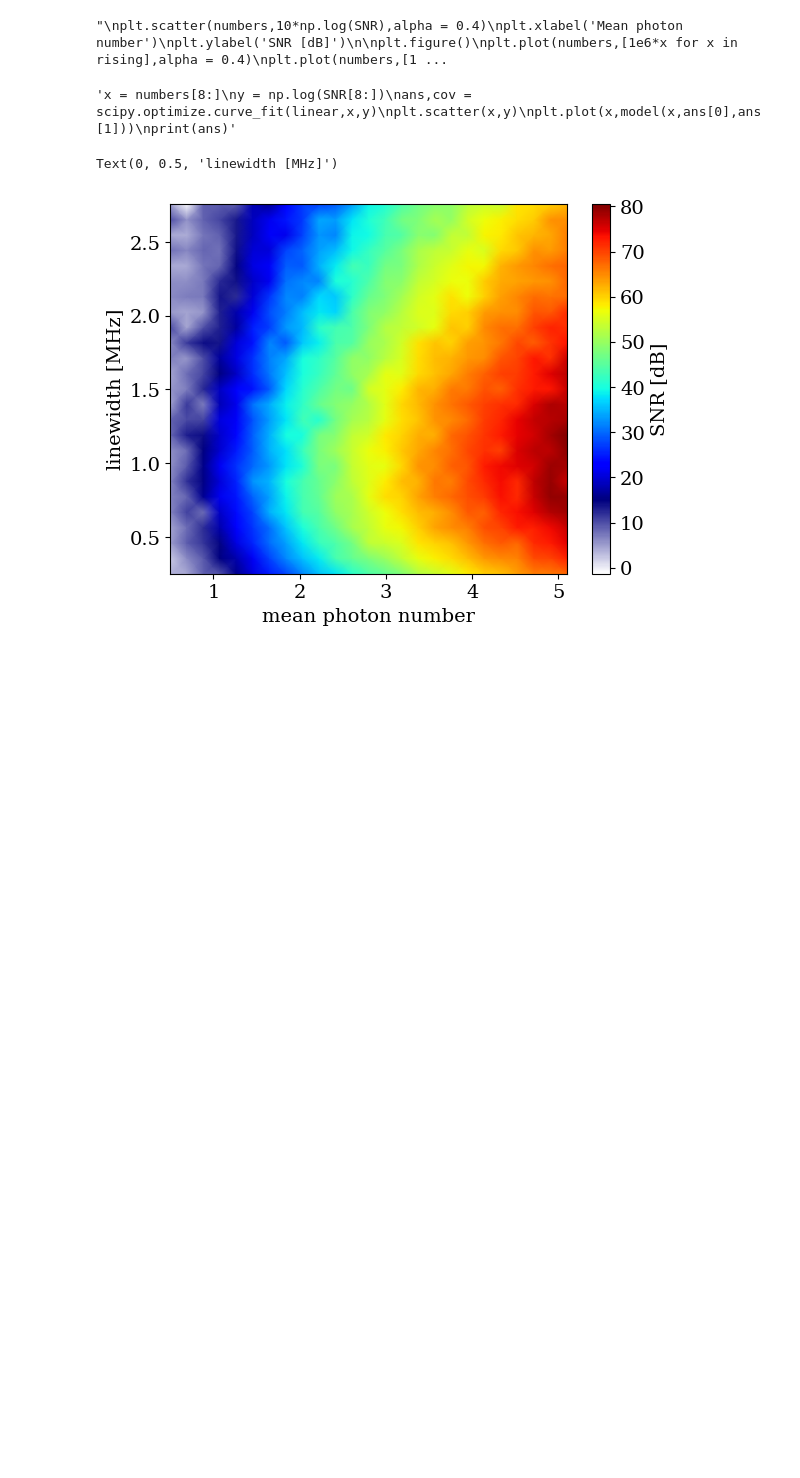
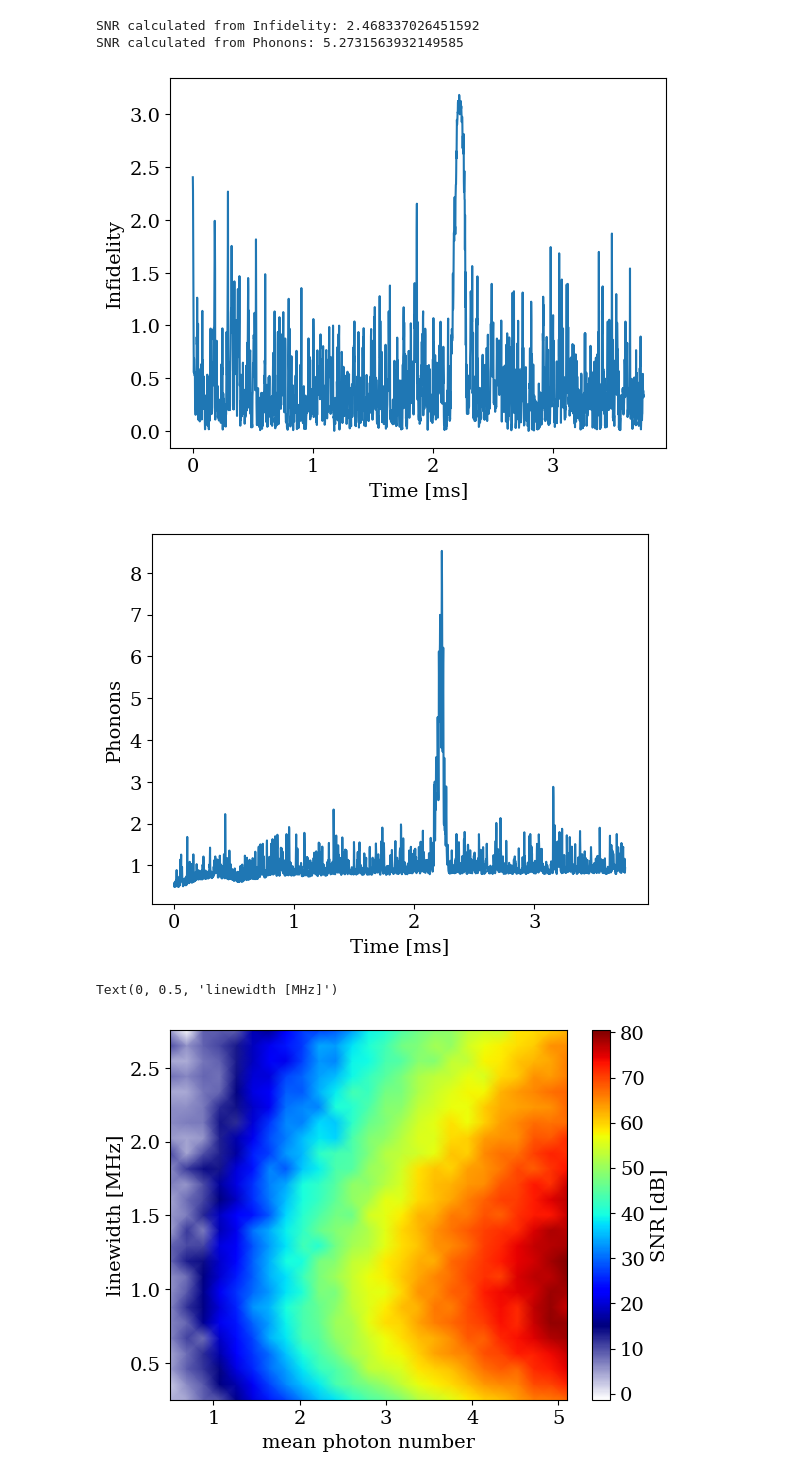
Before and after one commit to QuantumAdventures/single-photons, a Jupyter notebook: notebooks/5. SNR calculation and parameter space scanning.ipynb, the cells around one changed output. Saved outputs shown, nothing was run; the diff lists cells and outputs as text; code cells hidden in the pictures; blank space fills up the shorter version.

```diff
--- a/notebooks/5. SNR calculation and parameter space scanning.ipynb
+++ b/notebooks/5. SNR calculation and parameter space scanning.ipynb
@@ -142,8 +175,8 @@ gamma, omega, ba_force, std_detection, std_z, g_cs, detuning, cavity_linewidth =
 compute_parameters_simulation_cavity(power, wavelength, tweezer_waist, radius, p, fs, eta_detection,
                                      cavity_length, cavity_waist, detuning_ratio, cavity_linewidth_ratio,
                                     T = T, rho = rho, index_refraction = index_refraction)
-m = 4/3*np.pi*rho*radius**3
-zp_x = np.sqrt(ct.hbar/(2*m*omega))
+
+zp_x = compute_zpx(omega, radius, rho = rho)
 std_detection = std_detection/zp_x
 
 period = 2*np.pi/omega
@@ -153,13 +186,13 @@ N = t.shape[0]
 coupling = (1/(4*np.pi))*(ba_force**2)
 g_0 = 0.19*omega
 # %%
-numbers = np.linspace(0.5,5.1,25)
-linewidths = np.linspace(0.5,5.5,25)
+numbers = [1]#np.linspace(0.5,5.1,25)
+linewidths = [2]#np.linspace(0.5,5.5,25)
 multiplicity = 1
 rising = []
 acommodation = []
-SNR = []
-step = 20
+SNR_data = []
+step = 50
 for width in linewidths:
     SNRs = []
     risings = []
@@ -222,38 +255,37 @@ for width in linewidths:
             control_step,
             N
         )
-        ans = compute_phonons(estimated_states,cov_aposteriori,centers,pulse_width,step = step)
-        SNRs.append(ans[1])
-        rise, acomm = compute_times(ans[0],control_step,step,ans[2],ans[3])
+        phonons = compute_phonons(estimated_states,cov_aposteriori, step = step)
+        fidelity = compute_fidelity(estimated_states, cov_aposteriori, step = step)
+        infidelity = max(fidelity) - fidelity
+        SNR_f, start_ref, size = compute_SNR(infidelity, centers, pulse_width, step = step)
+        SNR, start_ref, size = compute_SNR(phonons, centers, pulse_width, step = step)
+        SNRs.append(SNR)
+        rise, acomm = compute_times(phonons,control_step,step,start_ref,size)
         risings.append(rise)
         acommodations.append(acomm)
-    SNR.append(SNRs)
+    SNR_data.append(SNRs)
     rising.append(risings)
     acommodation.append(acommodations)
 # %%
 plt.rcParams["font.family"] = "Serif"
 plt.rcParams["font.size"] = 14
-'''
-plt.scatter(numbers,10*np.log(SNR),alpha = 0.4)
-plt.xlabel('Mean photon number')
-plt.ylabel('SNR [dB]')
+
+plt.plot(1e3*t[::control_step][::step][:fidelity.shape[0]],max(fidelity)-fidelity)
+plt.xlabel('Time [ms]')
+plt.ylabel('Infidelity')
+print('SNR calculated from Infidelity:',SNR_f)
 
 plt.figure()
-plt.plot(numbers,[1e6*x for x in rising],alpha = 0.4)
-plt.plot(numbers,[1e6*x for x in acommodation],alpha = 0.4)
-plt.xlabel('Mean photon number')
-plt.ylabel(r'Rising and acommodation times [$\mu$s]')'''
+plt.plot(1e3*t[::control_step][::step][:ans[0].shape[0]],ans[0])
+plt.xlabel('Time [ms]')
+plt.ylabel('Phonons')
+print('SNR calculated from Phonons:',SNR)
 # %% [output]
-"\nplt.scatter(numbers,10*np.log(SNR),alpha = 0.4)\nplt.xlabel('Mean photon number')\nplt.ylabel('SNR [dB]')\n\nplt.figure()\nplt.plot(numbers,[1e6*x for x in rising],alpha = 0.4)\nplt.plot(numbers,[1 ...
+SNR calculated from Infidelity: 2.468337026451592
+SNR calculated from Phonons: 5.2731563932149585
+[figure, added]
+[figure, added]
-# %%
-'''x = numbers[8:]
-y = np.log(SNR[8:])
-ans,cov = scipy.optimize.curve_fit(linear,x,y)
-plt.scatter(x,y)
-plt.plot(x,model(x,ans[0],ans[1]))
-print(ans)'''
-# %% [output]
-'x = numbers[8:]\ny = np.log(SNR[8:])\nans,cov = scipy.optimize.curve_fit(linear,x,y)\nplt.scatter(x,y)\nplt.plot(x,model(x,ans[0],ans[1]))\nprint(ans)'
 # %%
 upper = cm.jet(np.arange(256))
 lower = np.ones((int(256/4),4))
```
Also changed, not shown: parts of 3 cells of this notebook.
